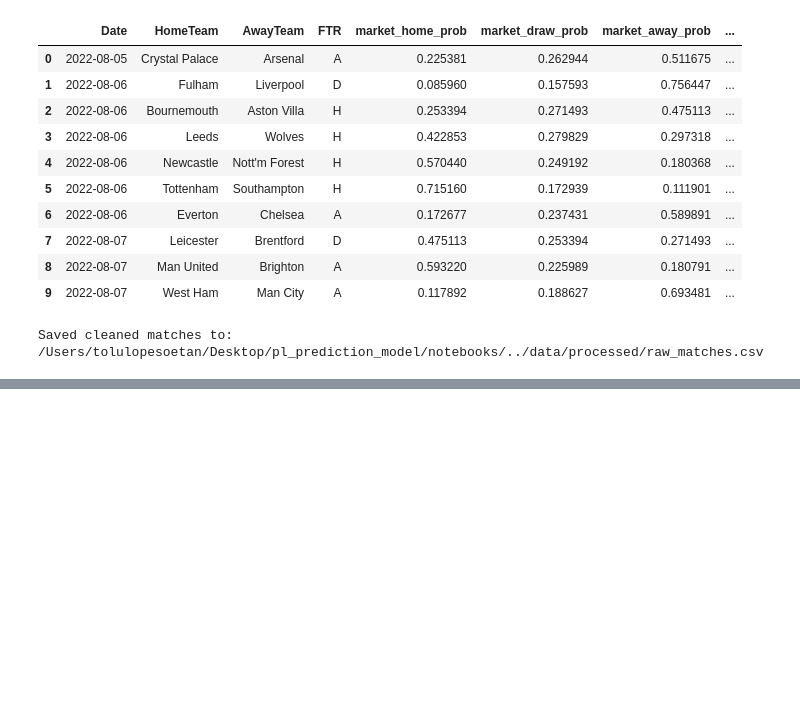
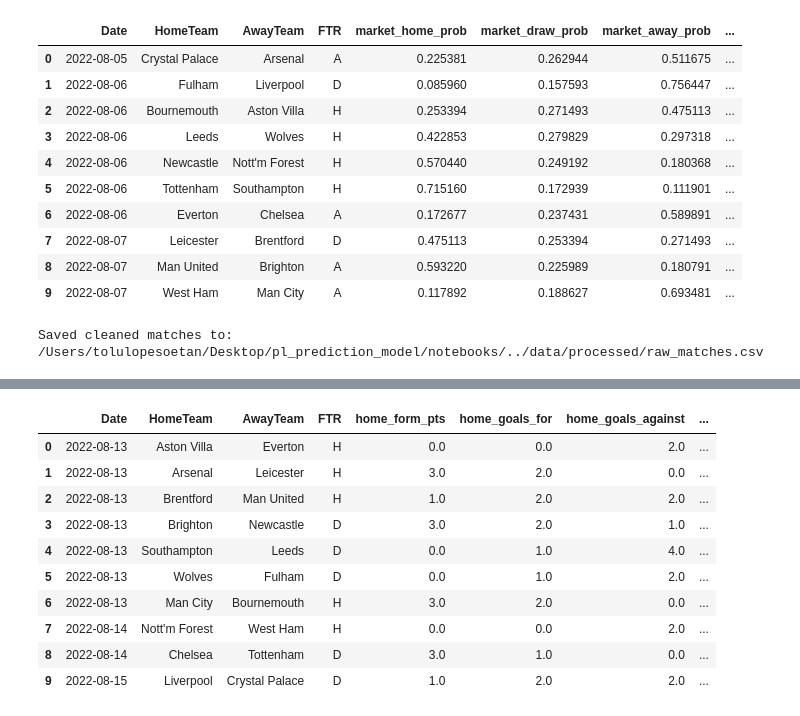
Before and after one commit to tolulopesoetan/pl_prediction_model, a Jupyter notebook: notebooks/01_data_ingestion_and_preprocessing.ipynb, the cells around one changed output, grey strips where cells are left out. Saved outputs shown, nothing was run; the diff lists cells and outputs as text; code cells hidden in the pictures; blank space fills up the shorter version.

Commit message:
feat: add rolling team form feature enginnering to data preprocessing

```diff
--- a/notebooks/01_data_ingestion_and_preprocessing.ipynb
+++ b/notebooks/01_data_ingestion_and_preprocessing.ipynb
@@ -225,0 +342,24 @@ Saved cleaned matches to: /Users/tolulopesoetan/Desktop/pl_prediction_model/note
+# %%
+features_basic = compute_rolling_features(raw)
+
+features_basic = (
+    features_basic.dropna(subset=["home_form_pts", "away_form_pts"])
+                  .reset_index(drop=True)
+                  .copy()
+)
+
+features_basic["market_prediction"] = (
+    features_basic[["market_home_prob", "market_draw_prob", "market_away_prob"]]
+    .idxmax(axis=1)
+    .map(
+        {
+            "market_home_prob": "H",
+            "market_draw_prob": "D",
+            "market_away_prob": "A",
+        }
+    )
+)
+
+print("Engineered feature shape:", features_basic.shape)
+print("\nRows per season after feature engineering:")
+print(features_basic.groupby("season").size())
@@ -225,0 +375,32 @@ Saved cleaned matches to: /Users/tolulopesoetan/Desktop/pl_prediction_model/note
+# %%
+features_basic[
+    [
+        "Date",
+        "HomeTeam",
+        "AwayTeam",
+        "FTR",
+        "home_form_pts",
+        "home_goals_for",
+        "home_goals_against",
+        "away_form_pts",
+        "away_goals_for",
+        "away_goals_against",
+        "h2h_home_winrate",
+        "market_home_prob",
+        "market_draw_prob",
+        "market_away_prob",
+        "season",
+    ]
+].head(10)
+# %% [output]
+|  | Date | HomeTeam | AwayTeam | FTR | home_form_pts | home_goals_for | home_goals_against | ... |
+| 0 | 2022-08-13 | Aston Villa | Everton | H | 0.0 | 0.0 | 2.0 | ... |
+| 1 | 2022-08-13 | Arsenal | Leicester | H | 3.0 | 2.0 | 0.0 | ... |
+| 2 | 2022-08-13 | Brentford | Man United | H | 1.0 | 2.0 | 2.0 | ... |
+| 3 | 2022-08-13 | Brighton | Newcastle | D | 3.0 | 2.0 | 1.0 | ... |
+| 4 | 2022-08-13 | Southampton | Leeds | D | 0.0 | 1.0 | 4.0 | ... |
+| 5 | 2022-08-13 | Wolves | Fulham | D | 0.0 | 1.0 | 2.0 | ... |
+| 6 | 2022-08-13 | Man City | Bournemouth | H | 3.0 | 2.0 | 0.0 | ... |
+| 7 | 2022-08-14 | Nott'm Forest | West Ham | H | 0.0 | 0.0 | 2.0 | ... |
+| 8 | 2022-08-14 | Chelsea | Tottenham | D | 3.0 | 1.0 | 0.0 | ... |
+| 9 | 2022-08-15 | Liverpool | Crystal Palace | D | 1.0 | 2.0 | 2.0 | ... |
```
Also changed, not shown: parts of 6 cells of this notebook, 1 other file.
